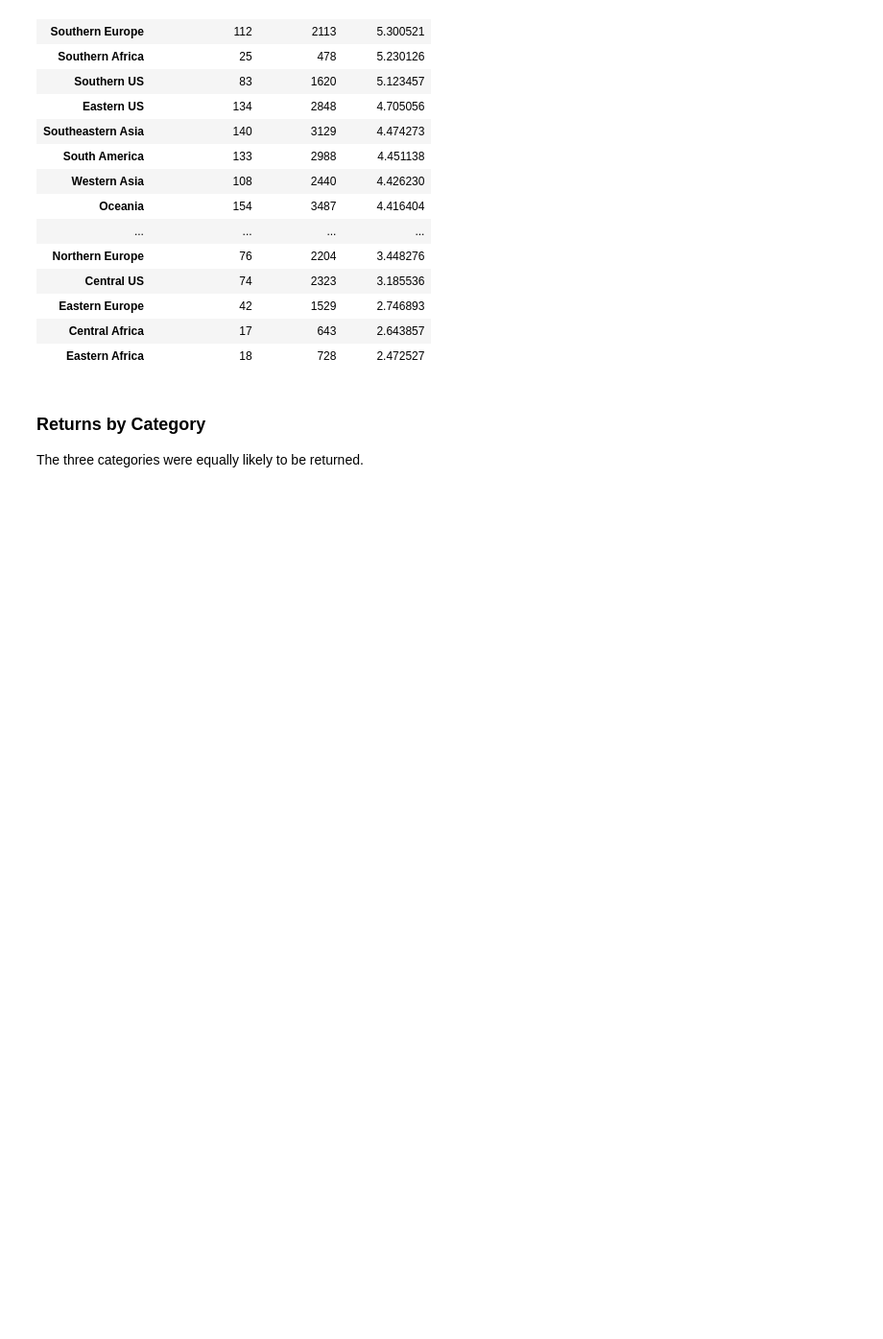
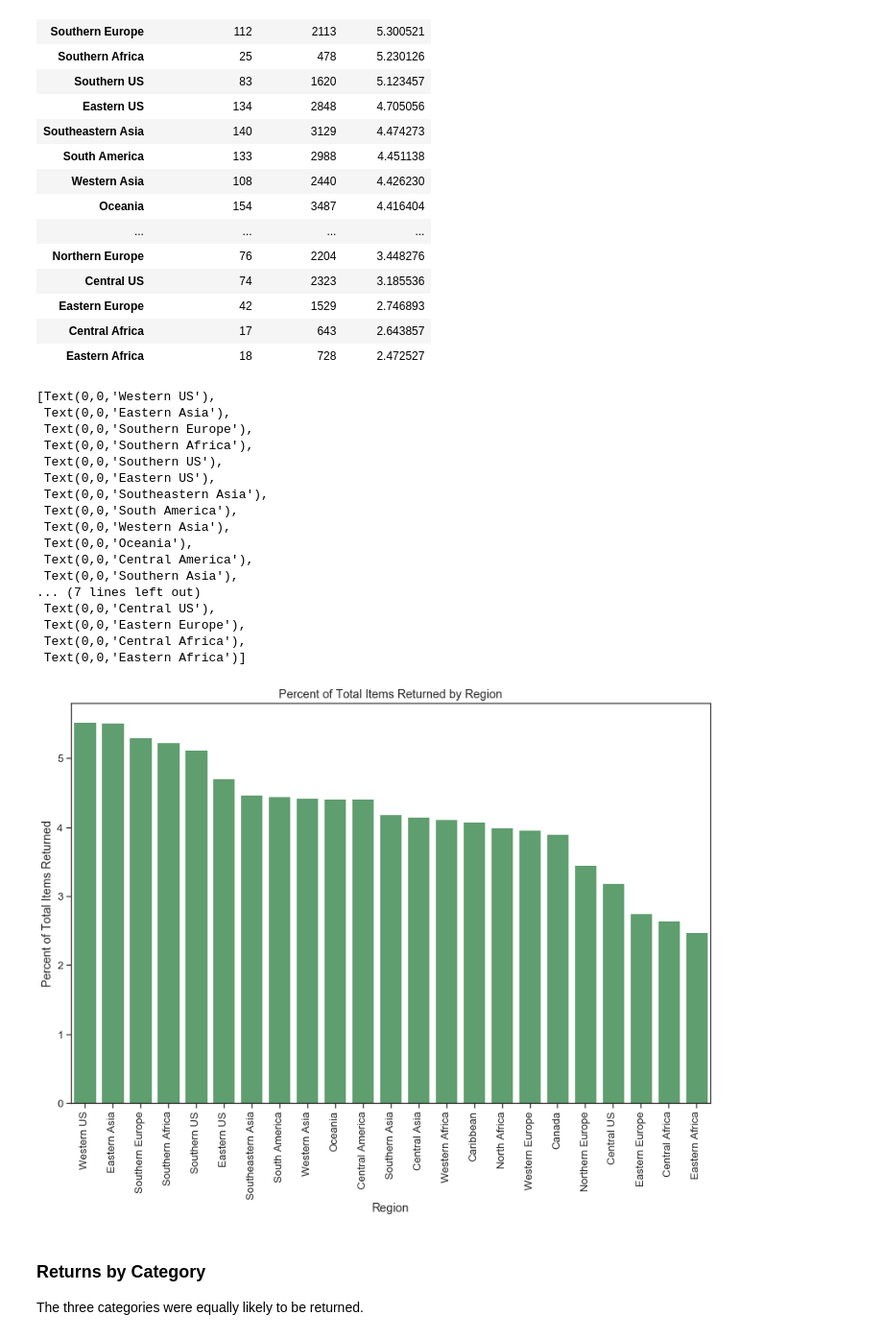
Before and after one commit to lejulie/NYCDSA-MST-ML-Lab-1, a Jupyter notebook: julie_levine/ml_lab_1_part_1.ipynb, the cells around one changed output. Shown: that part at 96% size. Saved outputs shown, nothing was run; the diff lists cells and outputs as text; code cells hidden in the pictures; blank space fills up the shorter version.

```diff
--- a/julie_levine/ml_lab_1_part_1.ipynb
+++ b/julie_levine/ml_lab_1_part_1.ipynb
@@ -218,7 +237,8 @@ merged3.loc[merged3.Returned=="Yes"].iloc[:,[0,2,3]]
 
 * The Western US, Eastern Asia, Southern Europe, Southern Africa, and Southern US are the top 5 most likely regions to return.  All had a return percentage of greater than 5%.
 # %%
-ret.iloc[:,1:4].sort_values(by="Pct_Returned", ascending = False)
+p3_3 = ret.iloc[:,1:4].sort_values(by="Pct_Returned", ascending = False)
+p3_3
 # %% [output]
 |  | Returned_Orders | Total_Orders | Pct_Returned |
 | Region |  |  |  |
@@ -238,6 +258,30 @@ ret.iloc[:,1:4].sort_values(by="Pct_Returned", ascending = False)
 | Eastern Europe | 42 | 1529 | 2.746893 |
 | Central Africa | 17 | 643 | 2.643857 |
 | Eastern Africa | 18 | 728 | 2.472527 |
+# %%
+g3_3 = sns.barplot(x = p3_3.index, y = p3_3.Pct_Returned, color='g')
+g3_3.set(xlabel='Region', ylabel='Percent of Total Items Returned',
+        title = "Percent of Total Items Returned by Region")
+g3_3.set_xticklabels(rotation=90, labels = p3_3.index)
+# %% [output]
+[Text(0,0,'Western US'),
+ Text(0,0,'Eastern Asia'),
+ Text(0,0,'Southern Europe'),
+ Text(0,0,'Southern Africa'),
+ Text(0,0,'Southern US'),
+ Text(0,0,'Eastern US'),
+ Text(0,0,'Southeastern Asia'),
+ Text(0,0,'South America'),
+ Text(0,0,'Western Asia'),
+ Text(0,0,'Oceania'),
+ Text(0,0,'Central America'),
+ Text(0,0,'Southern Asia'),
+... (7 lines left out)
+ Text(0,0,'Central US'),
+ Text(0,0,'Eastern Europe'),
+ Text(0,0,'Central Africa'),
+ Text(0,0,'Eastern Africa')]
+[figure, added]
 # %% [markdown]
 ### Returns by Category
 
```
Also changed, not shown: parts of 14 cells of this notebook.
